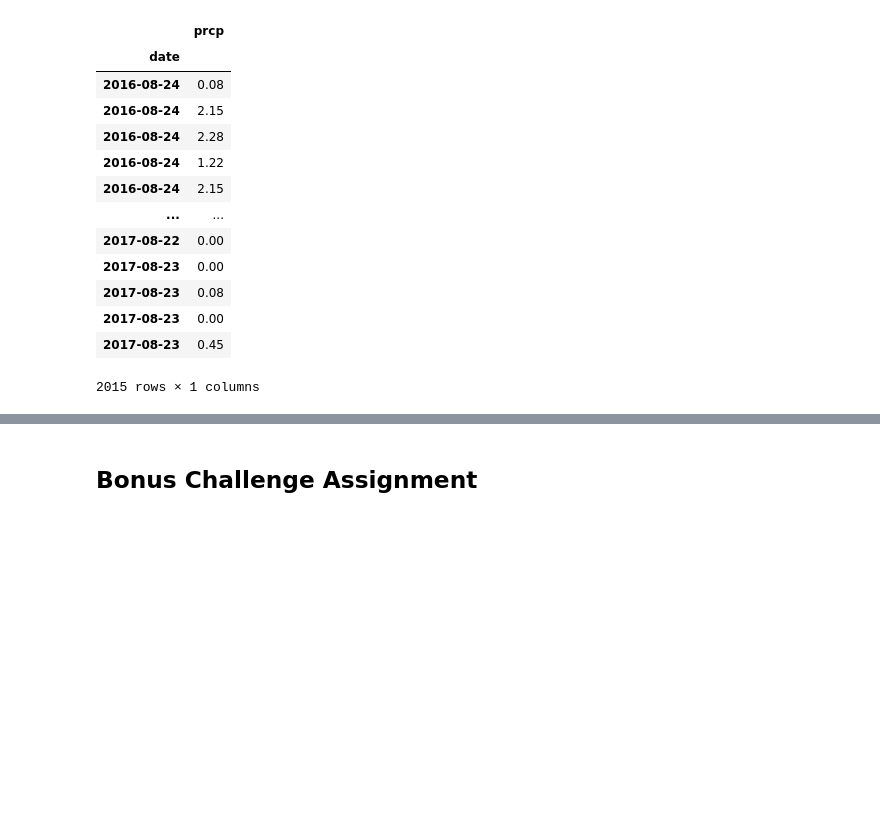
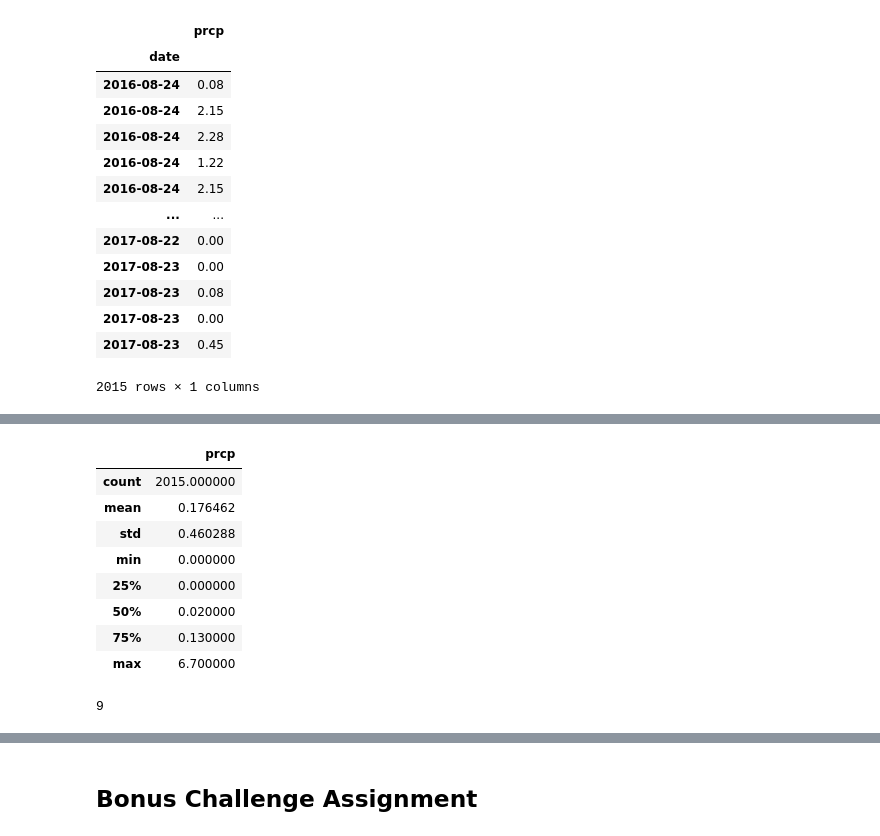
Before and after one commit to Courtneyrobison3/sqlalchemy-challenge, a Jupyter notebook: climate_starter.ipynb, the cells around one changed output, grey strips where cells are left out. Saved outputs shown, nothing was run; the diff lists cells and outputs as text; code cells hidden in the pictures; blank space fills up the shorter version.

```diff
--- a/climate_starter.ipynb
+++ b/climate_starter.ipynb
@@ -161,7 +165,24 @@ prcp_data.plot(kind='bar', )
 # %%
 # Use Pandas to calcualte the summary statistics for the precipitation data
+prcp_data.describe()
+#statistics = prcp_data['prcp'].describe()
+#statistics_df = pd.DataFrame(statistics)
+#statistics_df.rename(columns = {'prcp':  'precipitation'})
+# %% [output]
+|  | prcp |
+| count | 2015.000000 |
+| mean | 0.176462 |
+| std | 0.460288 |
+| min | 0.000000 |
+| 25% | 0.000000 |
+| 50% | 0.020000 |
+| 75% | 0.130000 |
+| max | 6.700000 |
 # %%
 # Design a query to show how many stations are available in this dataset?
+session.query(Station).count()
+# %% [output]
+9
 # %%
 # What are the most active stations? (i.e. what stations have the most rows)?
 # List the stations and the counts in descending order.
```
Also changed, not shown: parts of 6 cells of this notebook, 2 other files.
